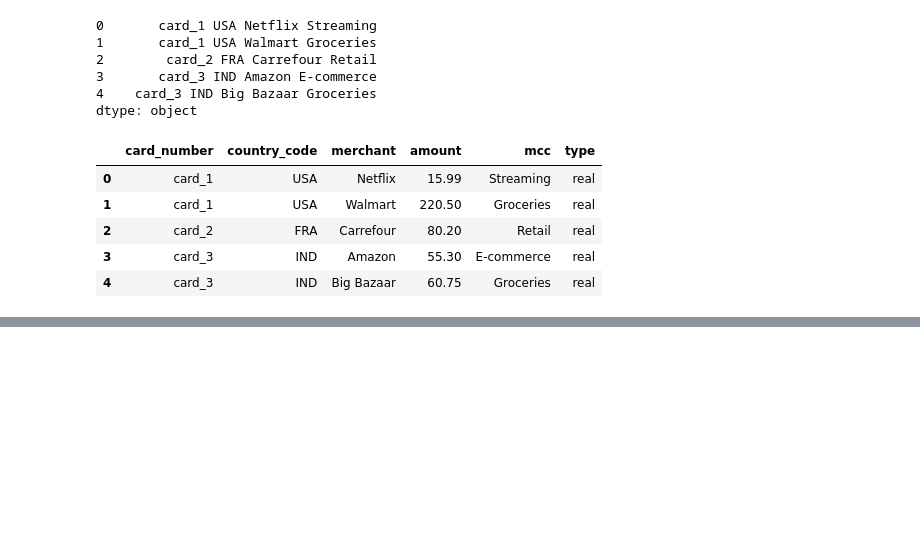
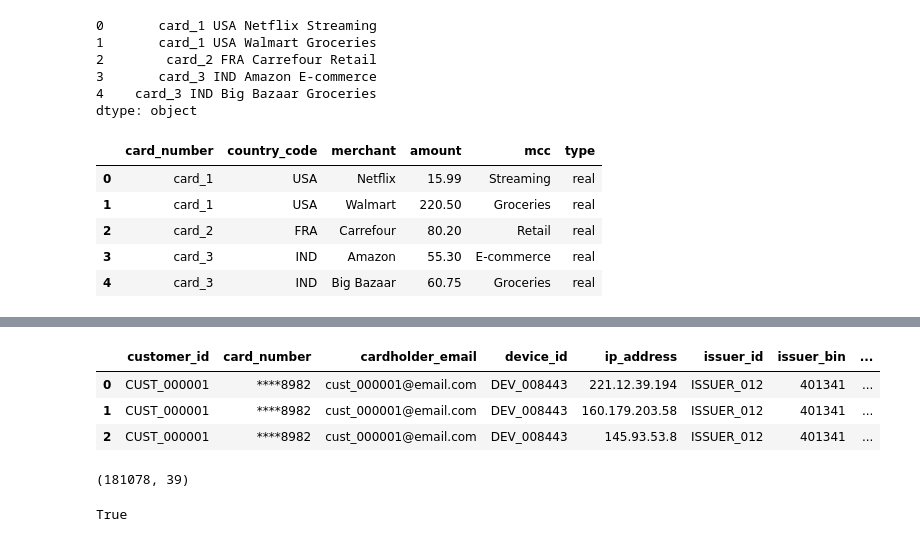
Before and after one commit to Vishaldawar/synthetic_persona, a Jupyter notebook: clustering_data.ipynb, the cells around one changed output, grey strips where cells are left out. Saved outputs shown, nothing was run; the diff lists cells and outputs as text; code cells hidden in the pictures; blank space fills up the shorter version.

```diff
--- a/clustering_data.ipynb
+++ b/clustering_data.ipynb
@@ -882,3 +882,5 @@ txns
 | 2 | card_2 | FRA | Carrefour | 80.20 | Retail | real |
 | 3 | card_3 | IND | Amazon | 55.30 | E-commerce | real |
 | 4 | card_3 | IND | Big Bazaar | 60.75 | Groceries | real |
+# %%
+pd.set_option('display.max_columns',500)
@@ -884,0 +907,16 @@ txns
+# %%
+raw_txns = pd.read_csv("./transactions_labelled.csv")
+raw_txns.head(3)
+# %% [output]
+|  | customer_id | card_number | cardholder_email | device_id | ip_address | issuer_id | issuer_bin | ... |
+| 0 | CUST_000001 | ****8982 | cust_000001@email.com | DEV_008443 | 221.12.39.194 | ISSUER_012 | 401341 | ... |
+| 1 | CUST_000001 | ****8982 | cust_000001@email.com | DEV_008443 | 160.179.203.58 | ISSUER_012 | 401341 | ... |
+| 2 | CUST_000001 | ****8982 | cust_000001@email.com | DEV_008443 | 145.93.53.8 | ISSUER_012 | 401341 | ... |
+# %%
+raw_txns.shape
+# %% [output]
+(181078, 39)
+# %%
+'merchant_name' in raw_txns.columns
+# %% [output]
+True
```
Also changed, not shown: parts of 5 cells of this notebook, 24 other files.
